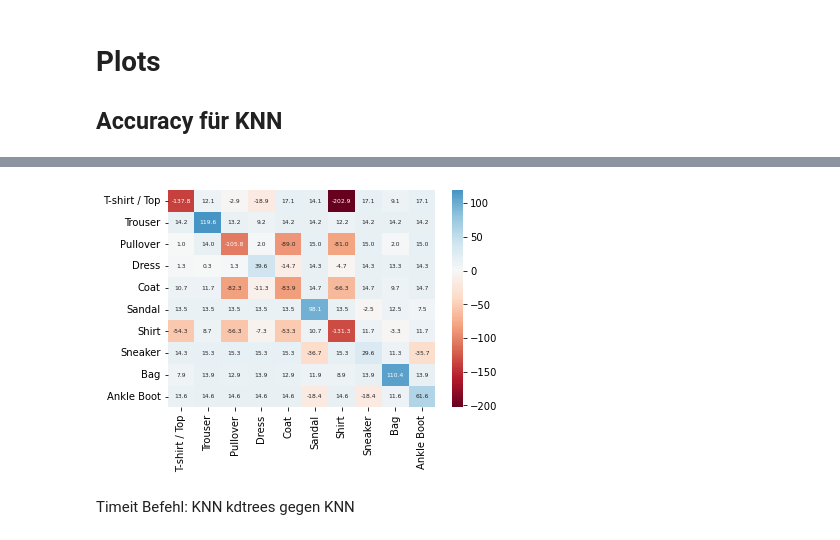
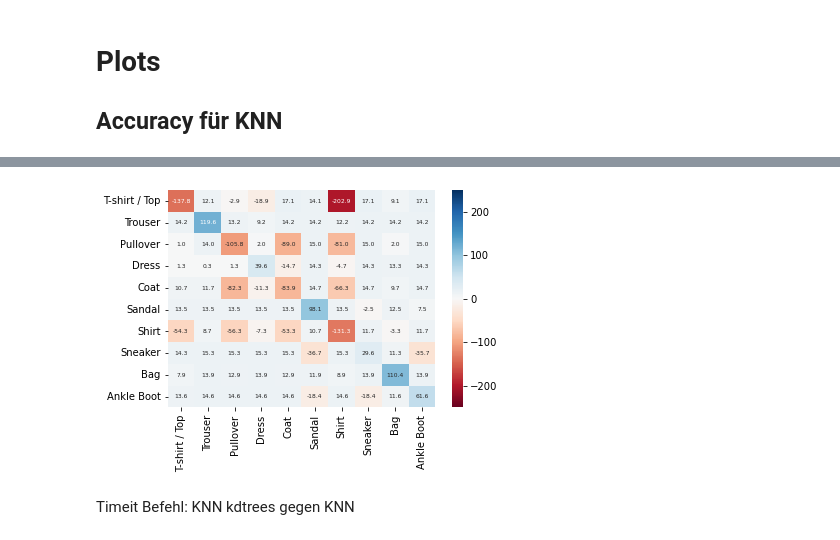
Before and after one commit to datascience-mobi-2023/topic01_team04, a Jupyter notebook: RäuberHotzenPLOTS.ipynb, the cells around one changed output, grey strips where cells are left out. Drawn from its saved outputs; the diff is of its cells as text; code cells hidden in the pictures.

Commit message:
same scaling for heatmap colors and bugfixes

```diff
--- a/RäuberHotzenPLOTS.ipynb
+++ b/RäuberHotzenPLOTS.ipynb
@@ -75,21 +76,21 @@ ValueError: All arrays must be of the same length
 # %%
 y_pred = pnd.read_csv("C:/Users/basti/compmeth2022/topic01_team04/Results/95var.csv").iloc[:,2]
 conf = sklearn.metrics.confusion_matrix(y_pred, label_test)
 conf_df = pnd.DataFrame(conf, index=class_names, columns=class_names)
 conf_df = conf_df.astype(float)
 rowsums = conf_df.sum(axis=1)
 acc = np.sum(y_pred == label_test)/ len(label_test)
 for i in range(len(conf_df)):
     for j in range(len(conf_df.columns)):
         if i != j:
             conf_df.values[i,j] -= (1-acc)*rowsums[i]/(len(conf_df)-1)
             conf_df.values[i,j] *= -1
         else:
             conf_df.values[i,j] -= acc*rowsums[i]
-sns.heatmap(conf_df, annot=True, cmap= "RdBu", annot_kws={"fontsize":6},fmt=",.1f",center=0)
+sns.heatmap(conf_df, annot=True, cmap= "RdBu", annot_kws={"fontsize":6},fmt=",.1f",center=0,vmax=250,vmin=-250)
 #plt.savefig('knn_chi.png',dpi=600)
 # %% [output]
-[figure, old version]
+[figure, new version]
 # %%
 # Confusion Matrix vor k = 4 and PC Variance 95%
 dftest = pnd.read_csv('C:/Users/awark/Bioinfo Projekt/Results/95var.csv')
```
Also changed, not shown: parts of 1 cell of this notebook, 3 other files.
